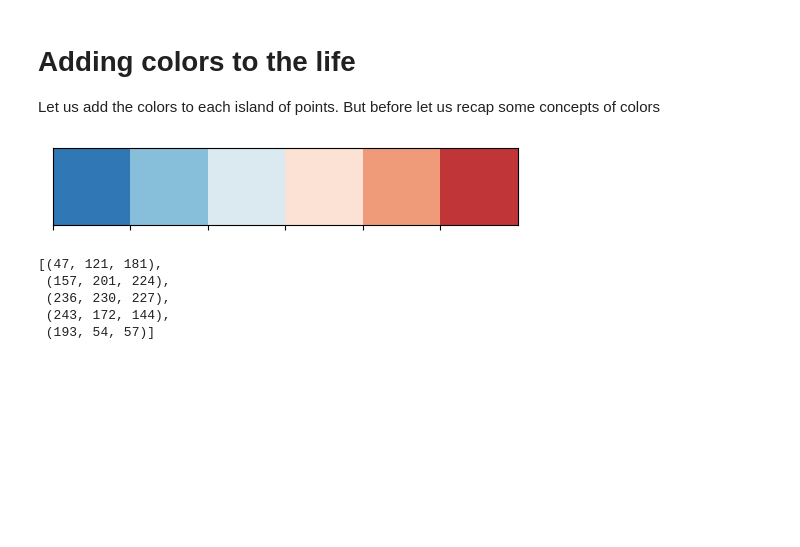
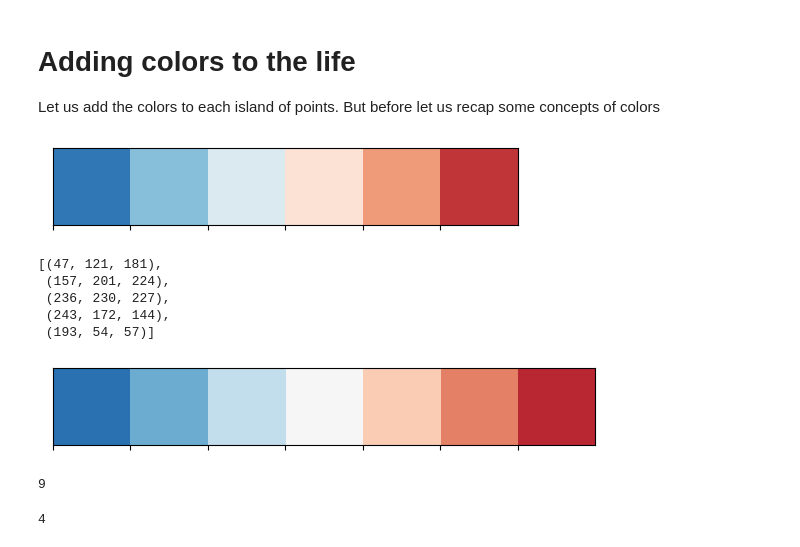
Before and after one commit to ruslanmv/How-to-create-custom-Reinforcement-Learning-environment, a Jupyter notebook: custom_game/gym-basic/1-Load-a-Custom-Gym-Environment.ipynb, the cells around one changed output. Cells and saved outputs as stored; diff of their text form; code cells hidden in the pictures; blank space fills up the shorter version.

```diff
--- a/custom_game/gym-basic/1-Load-a-Custom-Gym-Environment.ipynb
+++ b/custom_game/gym-basic/1-Load-a-Custom-Gym-Environment.ipynb
@@ -2125,3 +2125,7 @@ def convert_colormap_to_hex(cmap, x, vmin=0, vmax=1):
     color_rgb = plt.cm.get_cmap(cmap)(norm(x))
     color_hex = colors.rgb2hex(color_rgb)
     return color_hex
+# %%
+seaborn.palplot(seaborn.color_palette("RdBu_r", 7))
+# %% [output]
+[figure, added]
@@ -2127,0 +2136,8 @@ def convert_colormap_to_hex(cmap, x, vmin=0, vmax=1):
+# %%
+max_colors
+# %% [output]
+9
+# %%
+int(max_colors/2)
+# %% [output]
+4
```
Also changed, not shown: parts of 59 cells of this notebook.
